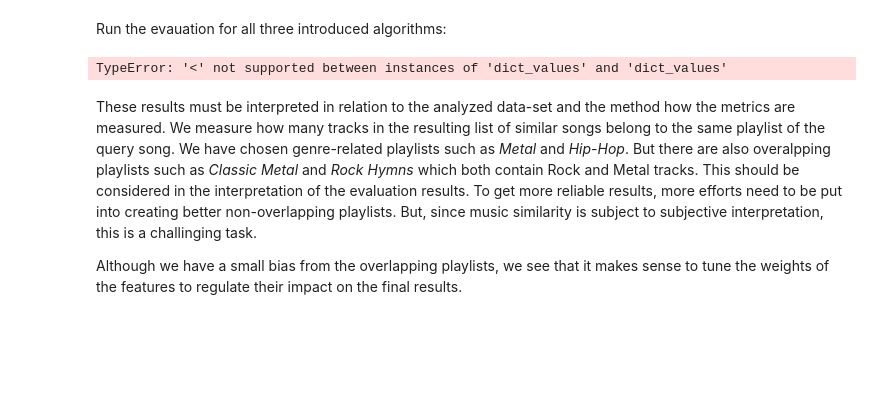
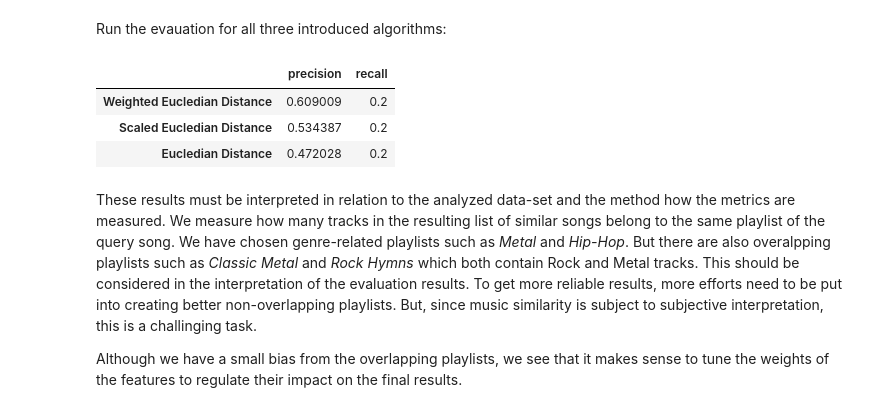
Before and after one commit to brancooo1/mlprague2018_tutorial, a Jupyter notebook: Part 4a - Distance Based Search.ipynb, the cells around one changed output. Drawn from its saved outputs; the diff is of its cells as text; code cells hidden in the pictures; blank space fills up the shorter version.

```diff
--- a/Part 4a - Distance Based Search.ipynb
+++ b/Part 4a - Distance Based Search.ipynb
@@ -707,28 +707,32 @@ Run the evauation for all three introduced algorithms:
 # %%
 cut_off = 20
 
 evaluation_results = {}
 
 # run evaluation
 
 evaluation_results["Eucledian Distance"] = \
     evaluate(lambda x,y: eucledian_distance(x,y), cut_off)
 
+
 evaluation_results["Scaled Eucledian Distance"] = \
     evaluate(lambda x,y: scaled_eucledian_distance(x,y), cut_off)
 
 evaluation_results["Weighted Eucledian Distance"] = \
     evaluate(lambda x,y: weighted_eucledian_distance(x,y, featureset_weights), cut_off)
 
 # aggregate results
-evaluation_results = pd.DataFrame(data  = evaluation_results.values(),
+evaluation_results = pd.DataFrame(data  = [evaluation_results[key] for key in evaluation_results.keys()],
                                   index = evaluation_results.keys(),
                                   columns=["precision", "recall"])
 
 # results
 evaluation_results.sort_values("precision", ascending=False)
 # %% [output]
-TypeError: '<' not supported between instances of 'dict_values' and 'dict_values'
+|  | precision | recall |
+| Weighted Eucledian Distance | 0.609009 | 0.2 |
+| Scaled Eucledian Distance | 0.534387 | 0.2 |
+| Eucledian Distance | 0.472028 | 0.2 |
 # %% [markdown]
 These results must be interpreted in relation to the analyzed data-set and the method how the metrics are measured. We measure how many tracks in the resulting list of similar songs belong to the same playlist of the query song. We have chosen genre-related playlists such as *Metal* and *Hip-Hop*. But there are also overalpping playlists such as *Classic Metal* and *Rock Hymns* which both contain Rock and Metal tracks. This should be considered in the interpretation of the evaluation results. To get more reliable results, more efforts need to be put into creating better non-overlapping playlists. But, since music similarity is subject to subjective interpretation, this is a challinging task.
 
```
